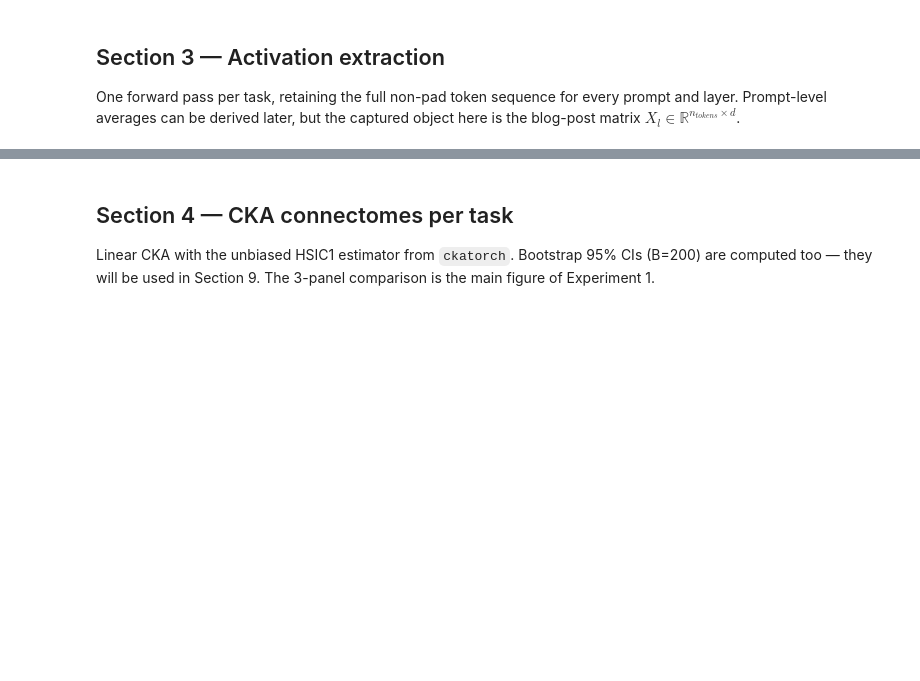
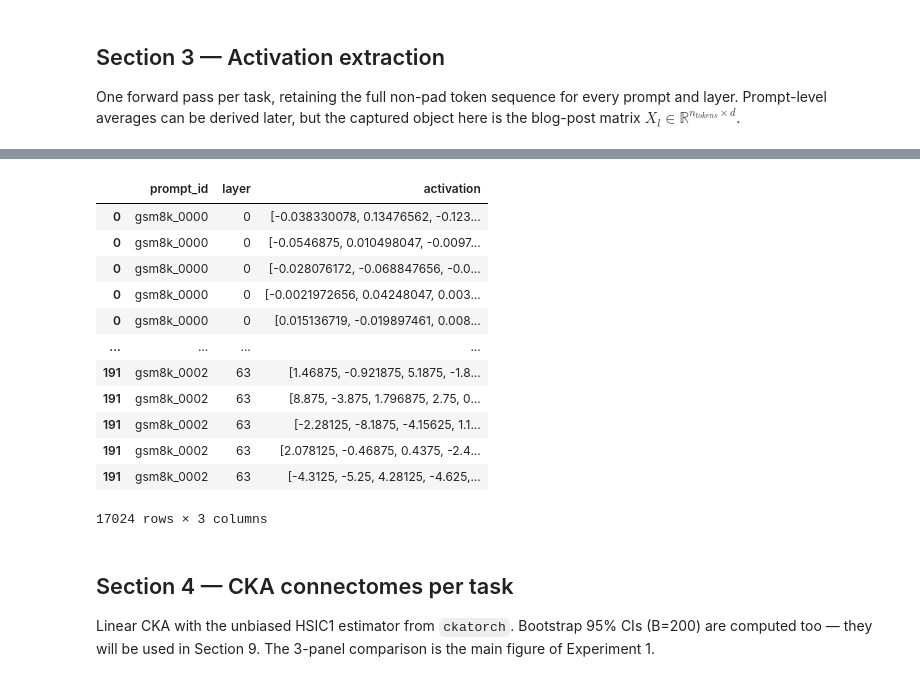
Before and after one commit to CarloNicolini/rys, a Jupyter notebook: notebooks/cka_rys_connectome.ipynb, the cells around one changed output, grey strips where cells are left out. Saved outputs shown, nothing was run; the diff lists cells and outputs as text; code cells hidden in the pictures; blank space fills up the shorter version.

```diff
--- a/notebooks/cka_rys_connectome.ipynb
+++ b/notebooks/cka_rys_connectome.ipynb
@@ -119,3 +164,19 @@ One forward pass per task, retaining the full non-pad token sequence for every p
+# %%
+tmp.explode("activation").groupby(["prompt_id","layer"])
+# %% [output]
+|  | prompt_id | layer | activation |
+| 0 | gsm8k_0000 | 0 | [-0.038330078, 0.13476562, -0.123... |
+| 0 | gsm8k_0000 | 0 | [-0.0546875, 0.010498047, -0.0097... |
+| 0 | gsm8k_0000 | 0 | [-0.028076172, -0.068847656, -0.0... |
+| 0 | gsm8k_0000 | 0 | [-0.0021972656, 0.04248047, 0.003... |
+| 0 | gsm8k_0000 | 0 | [0.015136719, -0.019897461, 0.008... |
+| ... | ... | ... | ... |
+| 191 | gsm8k_0002 | 63 | [1.46875, -0.921875, 5.1875, -1.8... |
+| 191 | gsm8k_0002 | 63 | [8.875, -3.875, 1.796875, 2.75, 0... |
+| 191 | gsm8k_0002 | 63 | [-2.28125, -8.1875, -4.15625, 1.1... |
+| 191 | gsm8k_0002 | 63 | [2.078125, -0.46875, 0.4375, -2.4... |
+| 191 | gsm8k_0002 | 63 | [-4.3125, -5.25, 4.28125, -4.625,... |
+17024 rows × 3 columns
 # %%
 BATCH_SIZE = int(os.environ.get("RYS_BATCH_SIZE", 8 if DEVICE.type == "cuda" else 2))
 MAX_LENGTH = int(os.environ.get("RYS_MAX_LENGTH", 512))
```
Also changed, not shown: parts of 5 cells of this notebook, 2 other files.
